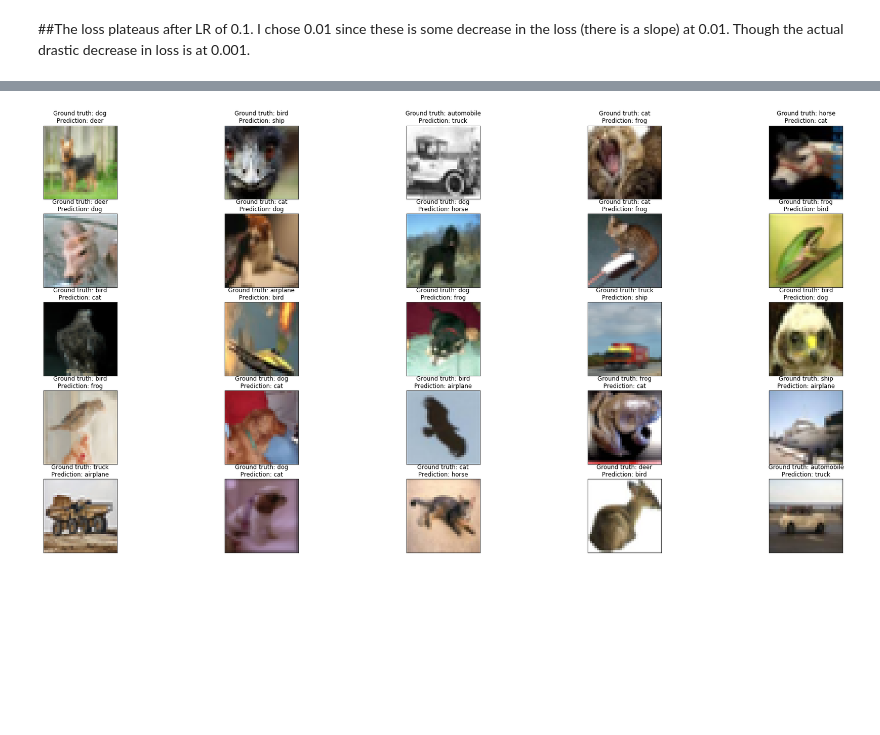
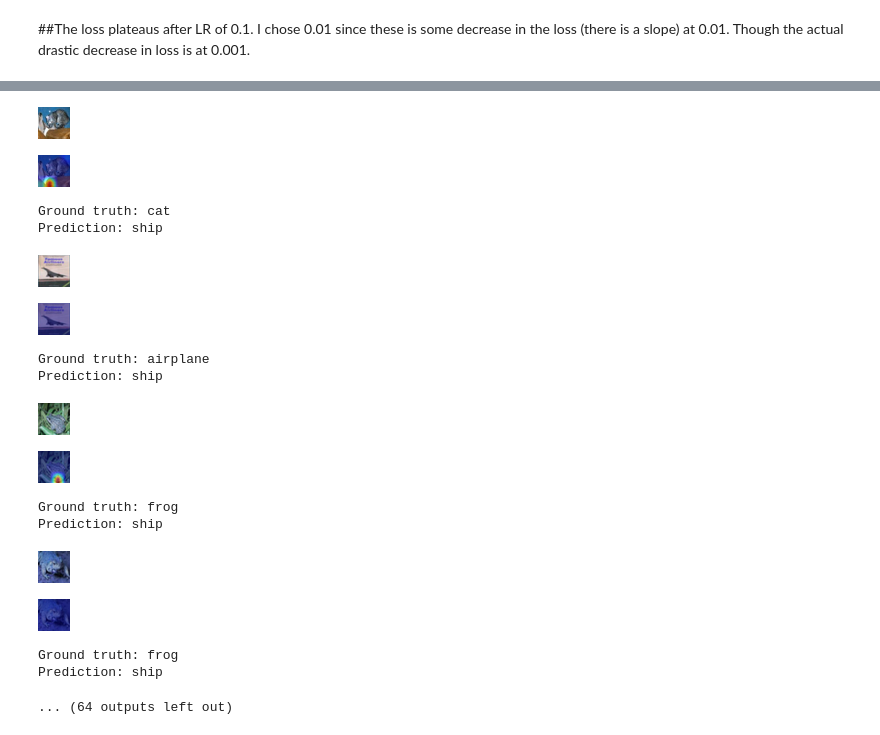
Before and after one commit to Curiousss/EVA, a Jupyter notebook: Assignment11/Session11.ipynb, the cells around one changed output, grey strips where cells are left out. Drawn from its saved outputs; the diff is of its cells as text; code cells hidden in the pictures; blank space fills up the shorter version.

```diff
--- a/Assignment11/Session11.ipynb
+++ b/Assignment11/Session11.ipynb
@@ -365,13 +363,0 @@ print(misint)
-# %%
-from matplotlib import pyplot as plt
-%matplotlib inline
-
-test_data = X_test
-test_data = test_data.reshape(10000, 32, 32,3)
-
-count = 0
-fig = plt.figure(figsize=(32, 32))
-for i in misint:
-  plt.subplot(5,5,count+1)
-  plt.imshow(test_data[i])
-  count = count + 1
@@ -378,14 +392,40 @@ for i in misint:
 # %%
 fig = plt.figure(figsize=(32,16))
 i = 0
 for ind in misint:
-    ax = fig.add_subplot(5, 5, 1 + i, xticks=[], yticks=[])
-    im = test_features[ind]
+    #ax = fig.add_subplot(25, 2, 1 + i, xticks=[], yticks=[])
+    im = test_features[ind] * 255
     label = test_labels[ind]
+    #print(label)
     class_idx = np.where(label[:]==1)[0]
-    ax.set_title("Ground truth: " + class_names[class_idx[0]] + "\nPrediction: " + class_names[np.argmax(y_pred[ind])])
-    plt.imshow(im)
+    #print(class_idx)
+    pred_class_idx = np.argmax(y_pred[ind])
+    class_output = modelBest.output[:, pred_class_idx]
+    last_layer = modelBest.get_layer("dropout_3")
+    superimposed_img = GradCAM(im, class_output, last_layer)
+    print("Ground truth: " + class_names[class_idx[0]])
+    print("Prediction: " + class_names[pred_class_idx] +"\n")
+    #ax.set_title
+    #plt.imshow(test_features[ind])
+    #ax = fig.add_subplot(25, 2, 2 + i, xticks=[], yticks=[])
+    #plt.imshow(superimposed_img)
     i = i + 1
-plt.show()
+#plt.show()
 # %% [output]
-[figure, old version]
+[figure, new version]
+[figure, added]
+Ground truth: cat
+Prediction: ship
+[figure, added]
+[figure, added]
+Ground truth: airplane
+Prediction: ship
+[figure, added]
+[figure, added]
+Ground truth: frog
+Prediction: ship
+[figure, added]
+[figure, added]
+Ground truth: frog
+Prediction: ship
+... (64 outputs left out)
```
Also changed, not shown: parts of 13 cells of this notebook.
